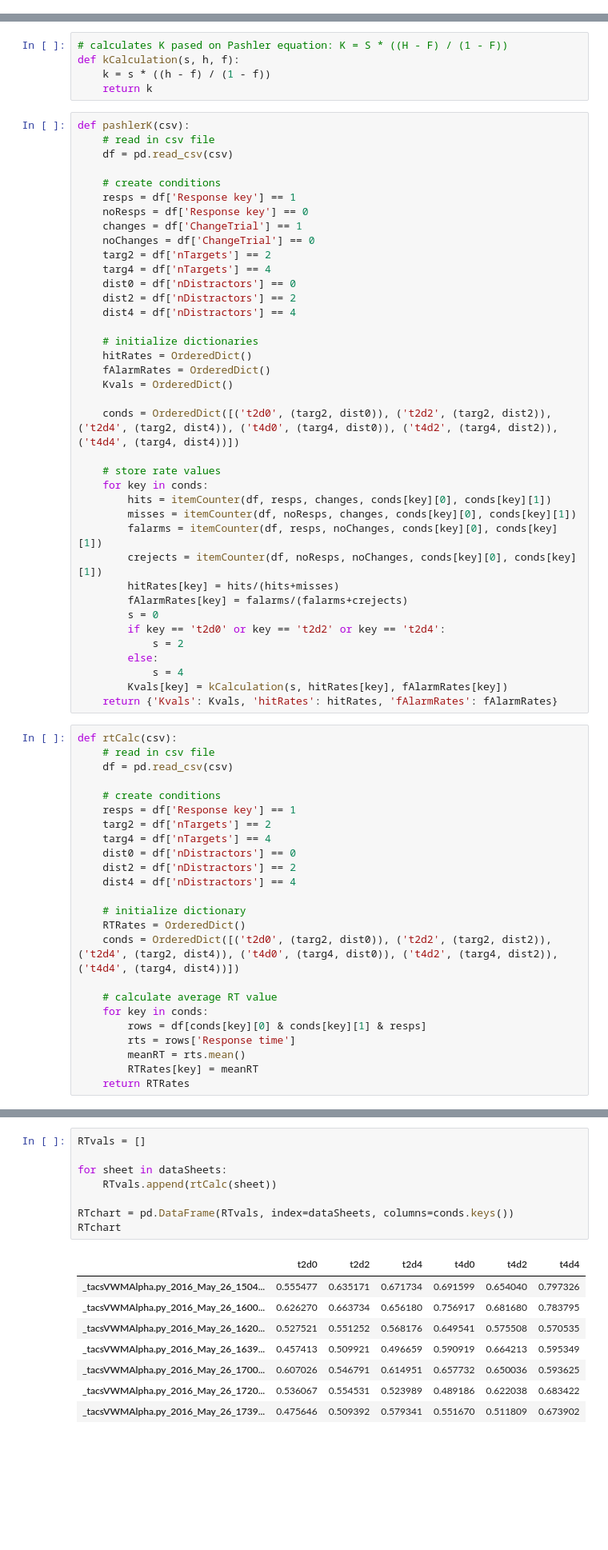
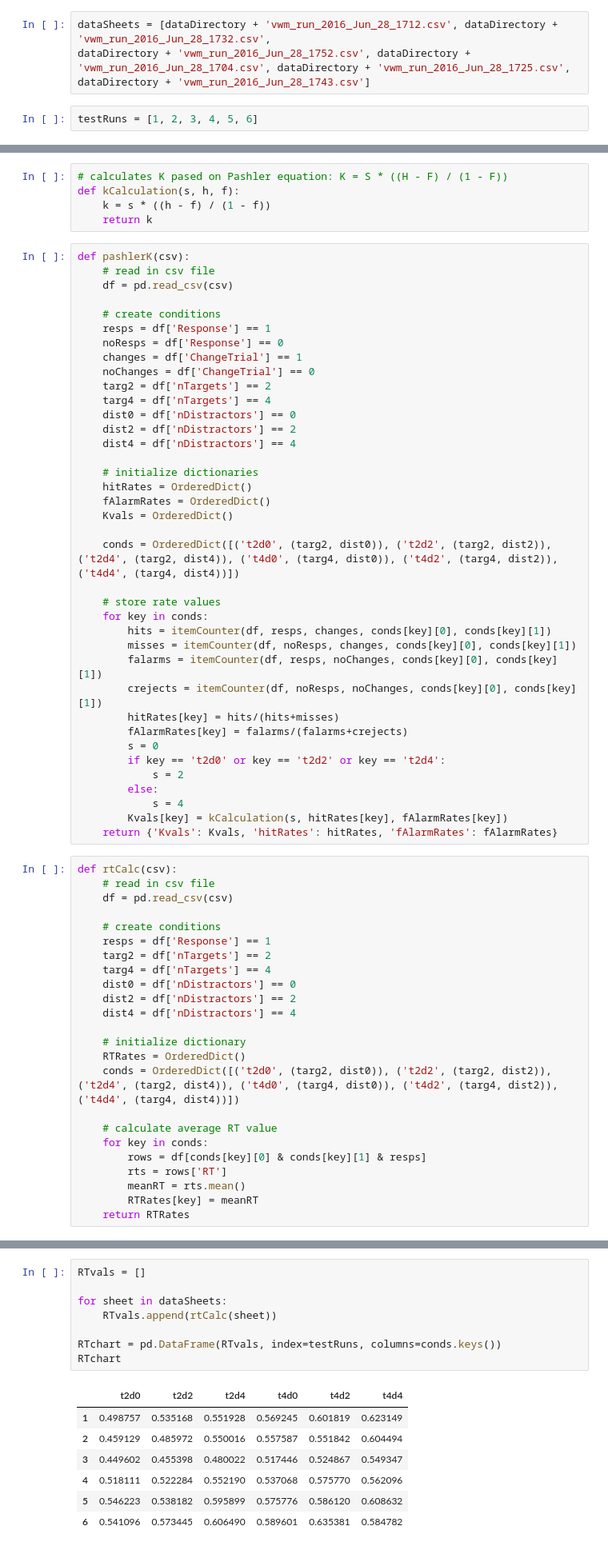
Before and after one commit to alexgonzl/tacs_vmw_alpha, a Jupyter notebook: dataVisualization.ipynb, the cells around one changed output, grey strips where cells are left out. Shown: that part at 80% size. Cells and saved outputs as stored; diff of their text form; blank space fills up the shorter version.

```diff
--- a/dataVisualization.ipynb
+++ b/dataVisualization.ipynb
@@ -25,3 +27,9 @@ dataSheets = ['_tacsVWMAlpha.py_2016_May_26_1504_2.csv', '_tacsVWMAlpha.py_2016_
+# %%
+dataSheets = [dataDirectory + 'vwm_run_2016_Jun_28_1712.csv', dataDirectory + 'vwm_run_2016_Jun_28_1732.csv',
+dataDirectory + 'vwm_run_2016_Jun_28_1752.csv', dataDirectory + 'vwm_run_2016_Jun_28_1704.csv', dataDirectory + 'vwm_run_2016_Jun_28_1725.csv',
+dataDirectory + 'vwm_run_2016_Jun_28_1743.csv']
+# %%
+testRuns = [1, 2, 3, 4, 5, 6]
 # %%
 conds = OrderedDict([('t2d0', (2, 0)), ('t2d2', (2, 2)), ('t2d4', (2, 4)), ('t4d0', (4, 0)), ('t4d2', (4, 2)), ('t4d4', (4, 4))])
 # %%
@@ -40,8 +48,8 @@ def pashlerK(csv):
     df = pd.read_csv(csv)
 
     # create conditions
-    resps = df['Response key'] == 1
-    noResps = df['Response key'] == 0
+    resps = df['Response'] == 1
+    noResps = df['Response'] == 0
     changes = df['ChangeTrial'] == 1
     noChanges = df['ChangeTrial'] == 0
     targ2 = df['nTargets'] == 2
@@ -78,7 +86,7 @@ def rtCalc(csv):
     df = pd.read_csv(csv)
 
     # create conditions
-    resps = df['Response key'] == 1
+    resps = df['Response'] == 1
     targ2 = df['nTargets'] == 2
     targ4 = df['nTargets'] == 4
     dist0 = df['nDistractors'] == 0
@@ -92,7 +100,7 @@ def rtCalc(csv):
     # calculate average RT value
     for key in conds:
         rows = df[conds[key][0] & conds[key][1] & resps]
-        rts = rows['Response time']
+        rts = rows['RT']
         meanRT = rts.mean()
         RTRates[key] = meanRT
     return RTRates
@@ -239,20 +244,19 @@ faMeanChart
 # %%
 RTvals = []
 
 for sheet in dataSheets:
     RTvals.append(rtCalc(sheet))
 
-RTchart = pd.DataFrame(RTvals, index=dataSheets, columns=conds.keys())
+RTchart = pd.DataFrame(RTvals, index=testRuns, columns=conds.keys())
 RTchart
 # %% [output]
 |  | t2d0 | t2d2 | t2d4 | t4d0 | t4d2 | t4d4 |
-| _tacsVWMAlpha.py_2016_May_26_1504... | 0.555477 | 0.635171 | 0.671734 | 0.691599 | 0.654040 | 0.797326 |
-| _tacsVWMAlpha.py_2016_May_26_1600... | 0.626270 | 0.663734 | 0.656180 | 0.756917 | 0.681680 | 0.783795 |
-| _tacsVWMAlpha.py_2016_May_26_1620... | 0.527521 | 0.551252 | 0.568176 | 0.649541 | 0.575508 | 0.570535 |
-| _tacsVWMAlpha.py_2016_May_26_1639... | 0.457413 | 0.509921 | 0.496659 | 0.590919 | 0.664213 | 0.595349 |
-| _tacsVWMAlpha.py_2016_May_26_1700... | 0.607026 | 0.546791 | 0.614951 | 0.657732 | 0.650036 | 0.593625 |
-| _tacsVWMAlpha.py_2016_May_26_1720... | 0.536067 | 0.554531 | 0.523989 | 0.489186 | 0.622038 | 0.683422 |
-| _tacsVWMAlpha.py_2016_May_26_1739... | 0.475646 | 0.509392 | 0.579341 | 0.551670 | 0.511809 | 0.673902 |
+| 1 | 0.498757 | 0.535168 | 0.551928 | 0.569245 | 0.601819 | 0.623149 |
+| 2 | 0.459129 | 0.485972 | 0.550016 | 0.557587 | 0.551842 | 0.604494 |
+| 3 | 0.449602 | 0.455398 | 0.480022 | 0.517446 | 0.524867 | 0.549347 |
+| 4 | 0.518111 | 0.522284 | 0.552190 | 0.537068 | 0.575770 | 0.562096 |
+| 5 | 0.546223 | 0.538182 | 0.595899 | 0.575776 | 0.586120 | 0.608632 |
+| 6 | 0.541096 | 0.573445 | 0.606490 | 0.589601 | 0.635381 | 0.584782 |
 # %%
 rtMeanArray = ["RT Mean"]
 
```
Also changed, not shown: parts of 18 cells of this notebook, 7 other files.
